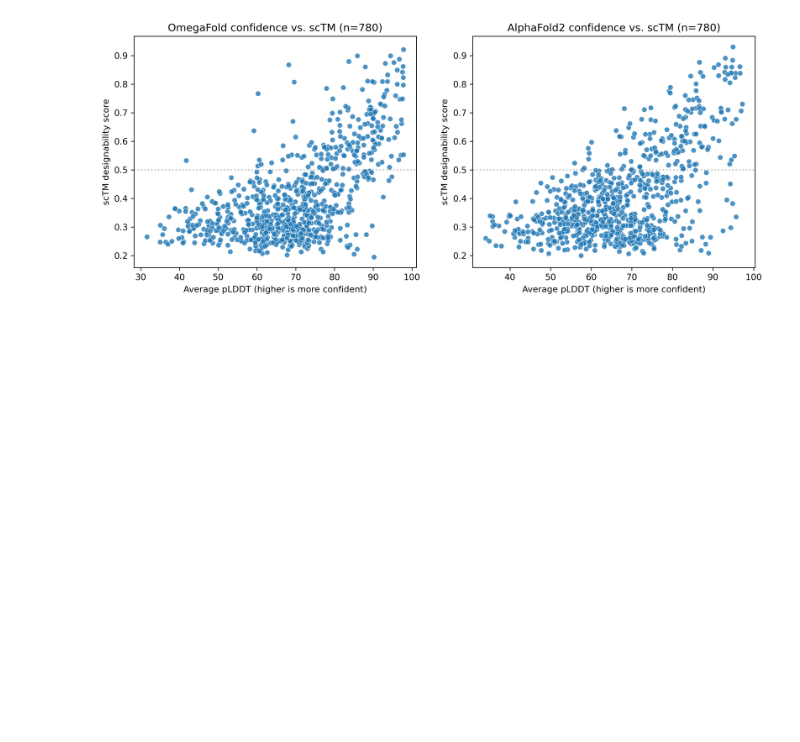
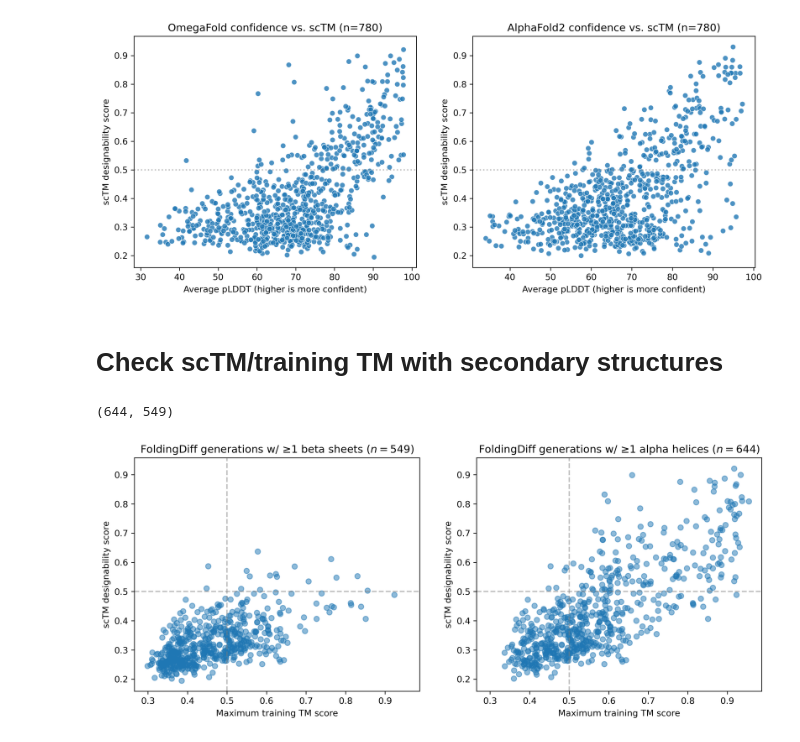
Before and after one commit to microsoft/foldingdiff, a Jupyter notebook: jupyter/sctm_by_len.ipynb, the cells around one changed output. Cells and saved outputs as stored; diff of their text form; code cells hidden in the pictures; blank space fills up the shorter version.

Commit message:
Add plot of designability by secondary structure

```diff
--- a/jupyter/sctm_by_len.ipynb
+++ b/jupyter/sctm_by_len.ipynb
@@ -180,3 +190,49 @@ fig.savefig(
 fig.show()
 # %% [output]
 [figure]
+# %% [markdown]
+# Check scTM/training TM with secondary structures
+# %%
+(sctm_table['alpha_counts'] > 0).sum(), (sctm_table['beta_counts'] > 0).sum()
+# %% [output]
+(644, 549)
+# %%
+fig, (ax1, ax2) = plt.subplots(
+    dpi=300, ncols=2, sharey=True, sharex=True, figsize=(6.4 * 2, 4.8)
+)
+
+ax1.scatter(
+    sctm_table['max training TM'][sctm_table.beta_counts > 0],
+    sctm_table['scTM'][sctm_table.beta_counts > 0],
+    alpha=0.5,
+)
+ax1.set(
+    xlabel="Maximum training TM score",
+    ylabel="scTM designability score",
+    title=f"FoldingDiff generations w/ ≥1 beta sheets ($n={sum(sctm_table.beta_counts > 0)}$)",
+)
+
+ax2.scatter(
+    sctm_table['max training TM'][sctm_table.alpha_counts > 0],
+    sctm_table['scTM'][sctm_table.alpha_counts > 0],
+    alpha=0.5,
+)
+ax2.set(
+    xlabel="Maximum training TM score",
+    ylabel="scTM designability score",
+    title=f"FoldingDiff generations w/ ≥1 alpha helices ($n={sum(sctm_table.alpha_counts > 0)}$)",
+)
+
+for ax in (ax1, ax2):
+    ax.xaxis.set_tick_params(labelbottom=True)
+    ax.yaxis.set_tick_params(labelleft=True)
+    ax.axvline(0.5, color='tab:grey', alpha=0.5, linestyle='dashed')
+    ax.axhline(0.5, color='tab:grey', alpha=0.5, linestyle='dashed')
+
+fig.savefig(
+    os.path.join(plotting.PLOT_DIR, "sctm_by_secondary_structure.pdf"),
+    bbox_inches='tight',
+)
+fig.show()
+# %% [output]
+[figure, added]
```
Also changed, not shown: parts of 3 cells of this notebook, 1 other file.
